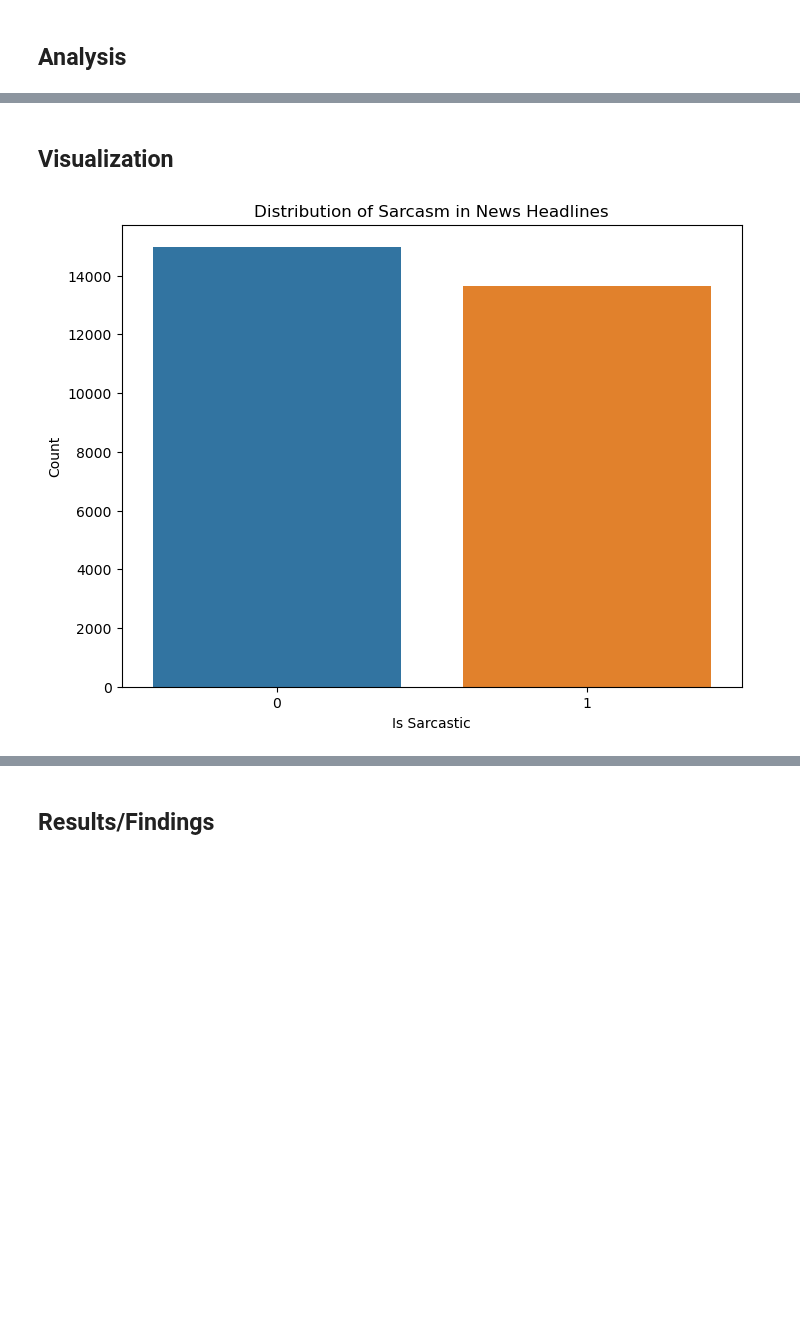
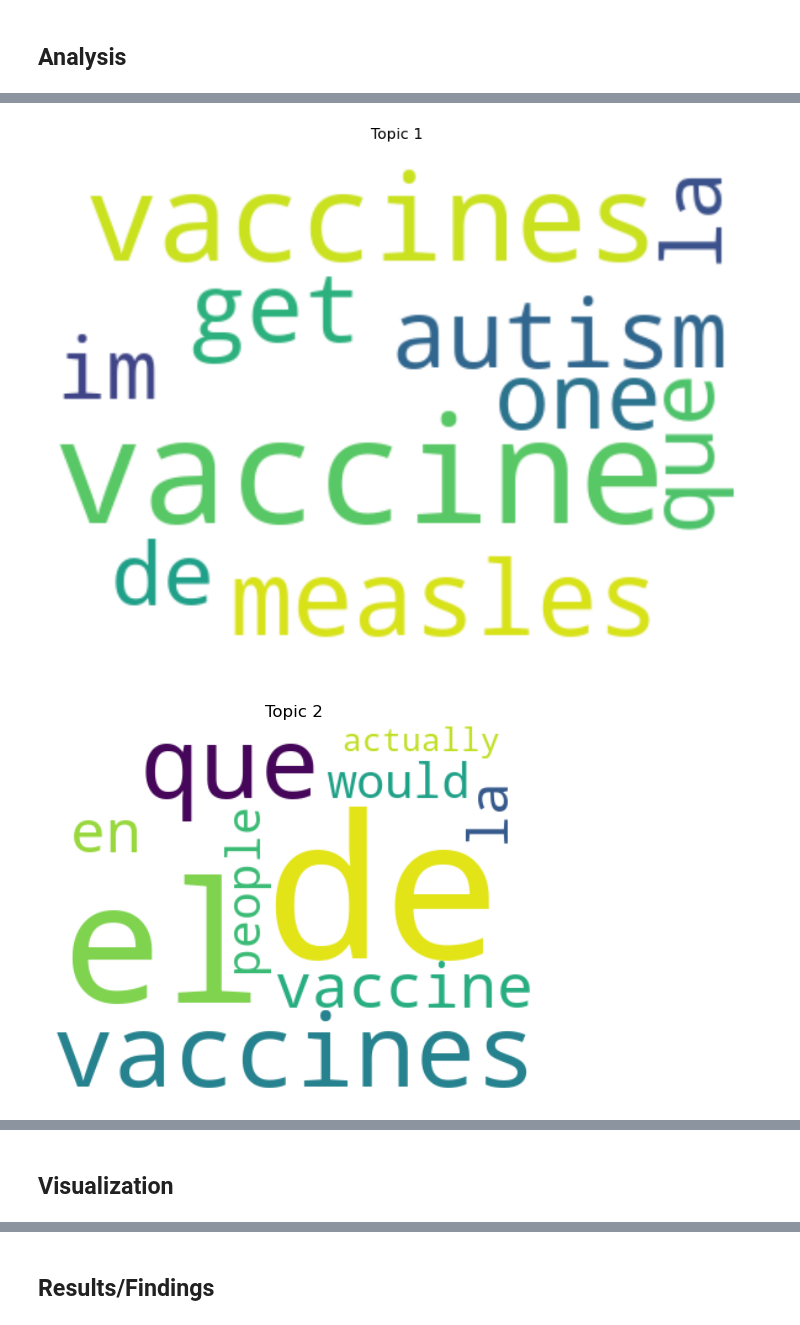
Before and after one commit to ReproTeach/final-project-cc-final-project, a Jupyter notebook: final_project.ipynb, the cells around one changed output, grey strips where cells are left out. Saved outputs shown, nothing was run; the diff lists cells and outputs as text; code cells hidden in the pictures; blank space fills up the shorter version.

```diff
--- a/final_project.ipynb
+++ b/final_project.ipynb
@@ -144,0 +182,23 @@ df['topic_distribution'] = topic_distributions.tolist()
+# %%
+# Create dictionary of words
+dictionary = corpora.Dictionary(tokenized_texts)
+
+# Convert tokenized texts to document-term matrix
+corpus = [dictionary.doc2bow(text) for text in tokenized_texts]
+
+# Perform LDA topic modeling
+num_topics = 5
+lda_model = models.LdaModel(corpus, num_topics=num_topics, id2word=dictionary)
+# %%
+# Visualize topics using word cloud
+plt.figure(figsize=(10, 8))
+for topic in lda_model.show_topics(num_topics=num_topics, formatted=False):
+    topic_words = dict(topic[1])
+    wordcloud = WordCloud(width=400, height=300, background_color='white').generate_from_frequencies(topic_words)
+    plt.imshow(wordcloud, interpolation='bilinear')
+    plt.axis('off')
+    plt.title('Topic {}'.format(topic[0] + 1))
+    plt.show()
+# %% [output]
+[figure, added]
+[figure, added]
@@ -145,12 +208,2 @@ df['topic_distribution'] = topic_distributions.tolist()
 # %% [markdown]
 ## Visualization
-# %%
-# Visualization 1: Distribution of Sarcasm
-plt.figure(figsize=(8, 6))
-sns.countplot(x='is_sarcastic', data=df)
-plt.xlabel('Is Sarcastic')
-plt.ylabel('Count')
-plt.title('Distribution of Sarcasm in News Headlines')
-plt.show()
-# %% [output]
-[figure, removed]
```
Also changed, not shown: parts of 35 cells of this notebook, 2 other files.
